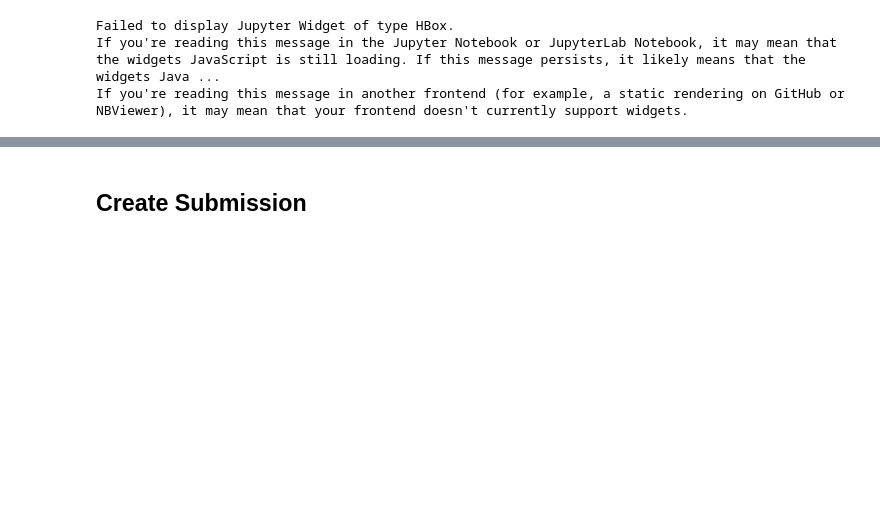
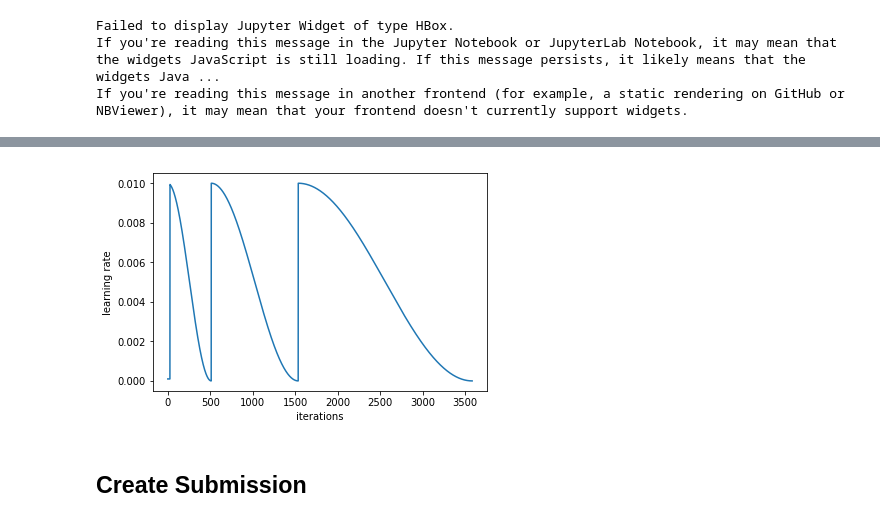
Before and after one commit to aadimator/fast.ai, a Jupyter notebook: Dog Breed - Kaggle.ipynb, the cells around one changed output, grey strips where cells are left out. Saved outputs shown, nothing was run; the diff lists cells and outputs as text; code cells hidden in the pictures; blank space fills up the shorter version.

```diff
--- a/Dog Breed - Kaggle.ipynb
+++ b/Dog Breed - Kaggle.ipynb
@@ -190,0 +209,4 @@ learn.load('224_aug')
+# %%
+learn.sched.plot_lr()
+# %% [output]
+[figure, added]
```
Also changed, not shown: parts of 14 cells of this notebook.
